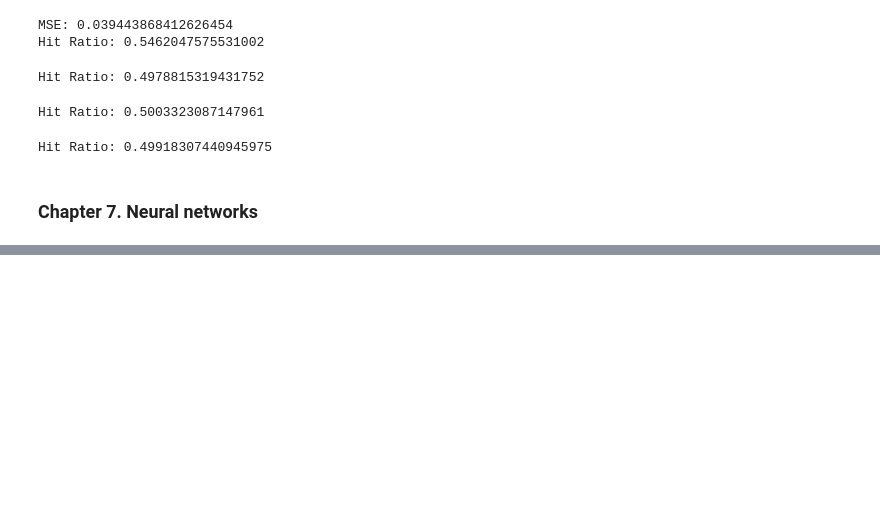
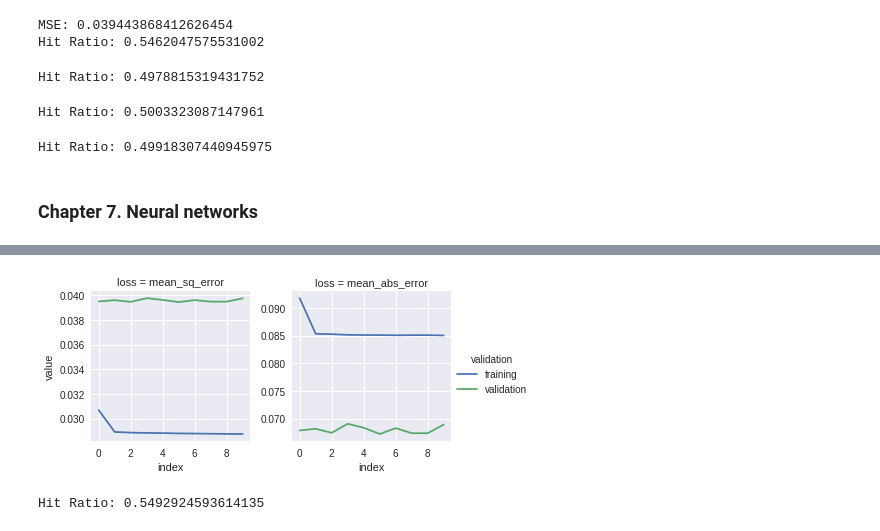
Before and after one commit to viniesposito/py-mlfactor, a Jupyter notebook: py_mlfactor.ipynb, the cells around one changed output, grey strips where cells are left out. Cells and saved outputs as stored; diff of their text form; code cells hidden in the pictures; blank space fills up the shorter version.

```diff
--- a/py_mlfactor.ipynb
+++ b/py_mlfactor.ipynb
@@ -520,3 +523,31 @@ print(f'Hit Ratio: {hitratio}')
 Hit Ratio: 0.49918307440945975
 # %% [markdown]
 ### **Chapter 7.** Neural networks
+# %%
+NN_train_features = training_sample[features].values
+NN_train_labels = training_sample['R1M_Usd'].values
+
+NN_test_features = testing_sample[features].values
+NN_test_labels = testing_sample['R1M_Usd'].values
+# %%
+model = keras.Sequential(
+    [
+        keras.layers.Dense(16, activation="relu"),
+        keras.layers.Dense(8, activation="tanh"),
+        keras.layers.Dense(1)
+    ]
+)
+
+loss_fn = keras.losses.MeanSquaredError() #regression yay
+optimizer = keras.optimizers.RMSprop()
+
+model.compile(optimizer,loss=loss_fn,metrics=['MeanAbsoluteError'])
+
+fitted_model = model.fit(
+            NN_train_features,
+            NN_train_labels,
+            batch_size=512,
+            epochs = 10,
+            validation_data=(NN_test_features,NN_test_labels),
+            verbose = True
+)
@@ -522,0 +592,25 @@ Hit Ratio: 0.49918307440945975
+# %%
+def plot_model_performance(mdl, loss, metric):
+  x = pd.DataFrame(mdl.history).reset_index()
+  x = pd.melt(x, id_vars='index')
+
+  x['validation'] = (x['variable'].str[:4] == 'val_').replace({True:'validation',False:'training'})
+  x['loss'] = (x['variable'].str[-4:] == 'loss').replace({True:loss,False:metric})
+
+  g = sns.FacetGrid(x, col='loss', hue='validation',sharey=False)
+  g.map(sns.lineplot, 'index','value')
+  g.add_legend()
+
+  return g
+
+plot_model_performance(fitted_model,'mean_sq_error','mean_abs_error');
+# %% [output]
+[figure, added]
+# %%
+NN_preds = model.predict(NN_test_features, use_multiprocessing=True)
+NN_preds = NN_preds.reshape(NN_preds.shape[0])
+
+hitratio = np.mean(np.multiply(NN_preds,NN_test_labels) > 0)
+print(f'Hit Ratio: {hitratio}')
+# %% [output]
+Hit Ratio: 0.5492924593614135
```
Also changed, not shown: parts of 13 cells of this notebook.
